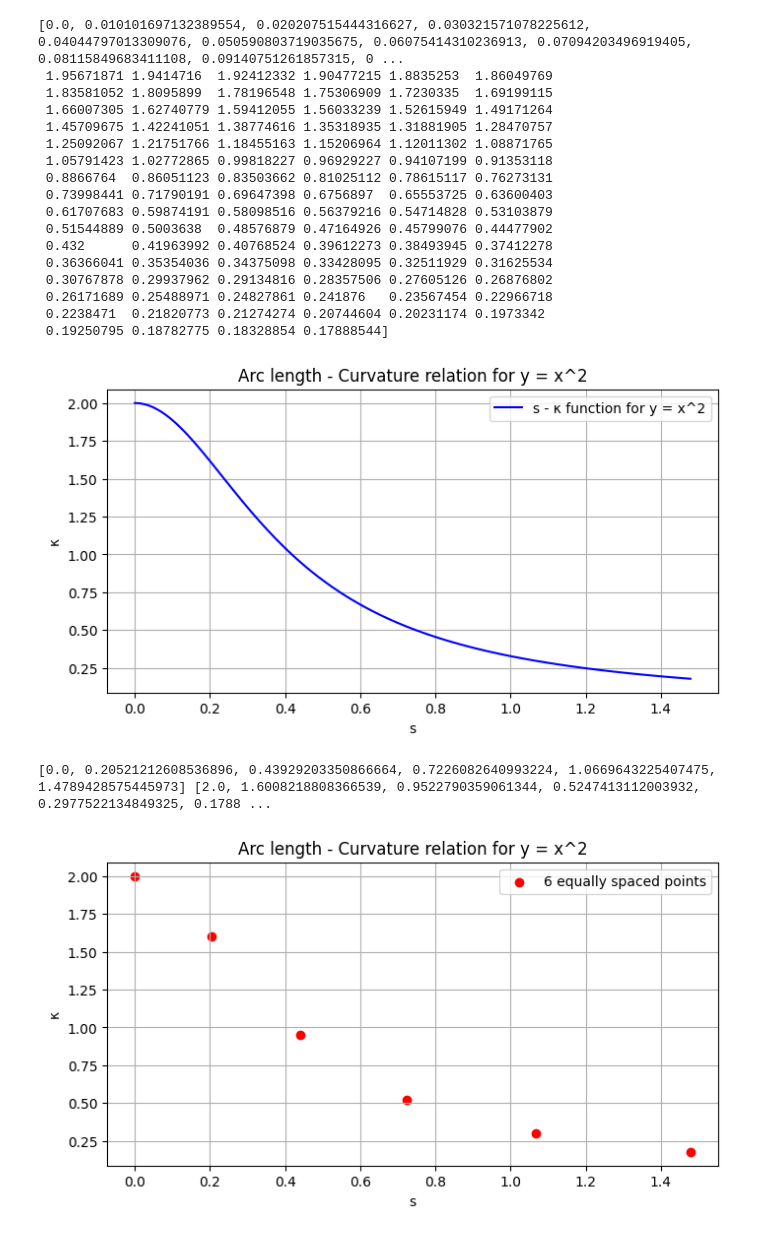
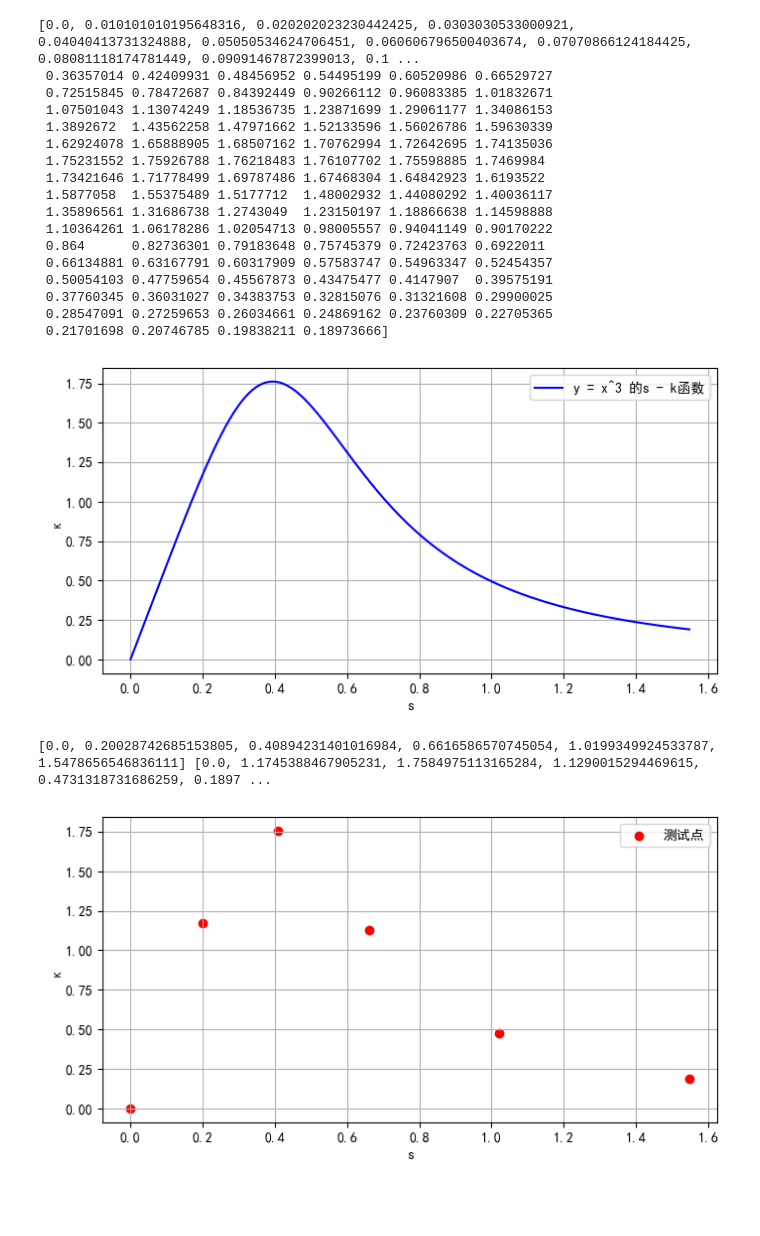
Before and after one commit to JesterHey/2024------, a Jupyter notebook: 插值方法的误差对比.ipynb, the cells around one changed output. Saved outputs shown, nothing was run; the diff lists cells and outputs as text; code cells hidden in the pictures; blank space fills up the shorter version.

```diff
--- a/插值方法的误差对比.ipynb
+++ b/插值方法的误差对比.ipynb
@@ -2,63 +2,67 @@
 import numpy as np
 import matplotlib.pyplot as plt
 from scipy.integrate import quad
-
+# 启用汉字
+plt.rcParams['font.sans-serif'] = ['SimHei']
+plt.rcParams['axes.unicode_minus'] = False
 # 定义函数 y = f(x)
 def f(x):
-    return x**2
+    return x**3
 
 # 定义导数 dy/dx
 def df_dx(x):
-    return 2 * x
+    return 3 * x**2
 
+# 定义二阶导数 d2y/dx2
+def d2f_dx2(x):
+    return 6 * x
 # 定义曲率函数
 def curvature(x):
-    return np.abs(2) / (1 + (2 * x)**2)**(3/2)
+    return np.abs(d2f_dx2(x)) / (1 + df_dx(x)**2)**1.5
 
 # 定义弧长积分被积函数
 def integrand(x):
-    return np.sqrt(1 + (2 * x)**2)
+    return np.sqrt(1 + df_dx(x)**2)
 
 # 计算弧长函数
 def arc_length(x):
     s, _ = quad(integrand, 0, x)  # 在区间 [0, x] 上计算弧长
     return s
 
 # 计算曲率函数
 x_values = np.linspace(0, 1, 100)
 kappa_values = curvature(x_values)
 
 # 计算弧长函数
 s_values = [arc_length(x) for x in x_values]
 print(s_values, kappa_values)
 # 绘制弧长-曲率关系图像
 plt.figure(figsize=(8, 4))
-plt.plot(s_values, kappa_values, label='s - κ function for y = x^2', color='blue')
+plt.plot(s_values, kappa_values, label='y = x^3 的s - k函数', color='blue')
 plt.xlabel('s')
 plt.ylabel('κ')
-plt.title('Arc length - Curvature relation for y = x^2')
 plt.legend()
 plt.grid(True)
 plt.show()
 # %% [output]
-[0.0, 0.010101697132389554, 0.020207515444316627, 0.030321571078225612, 0.04044797013309076, 0.050590803719035675, 0.06075414310236913, 0.07094203496919405, 0.08115849683411108, 0.09140751261857315, 0 ...
- 1.95671871 1.9414716  1.92412332 1.90477215 1.8835253  1.86049769
- 1.83581052 1.8095899  1.78196548 1.75306909 1.7230335  1.69199115
- 1.66007305 1.62740779 1.59412055 1.56033239 1.52615949 1.49171264
- 1.45709675 1.42241051 1.38774616 1.35318935 1.31881905 1.28470757
- 1.25092067 1.21751766 1.18455163 1.15206964 1.12011302 1.08871765
- 1.05791423 1.02772865 0.99818227 0.96929227 0.94107199 0.91353118
- 0.8866764  0.86051123 0.83503662 0.81025112 0.78615117 0.76273131
- 0.73998441 0.71790191 0.69647398 0.6756897  0.65553725 0.63600403
- 0.61707683 0.59874191 0.58098516 0.56379216 0.54714828 0.53103879
- 0.51544889 0.5003638  0.48576879 0.47164926 0.45799076 0.44477902
- 0.432      0.41963992 0.40768524 0.39612273 0.38493945 0.37412278
- 0.36366041 0.35354036 0.34375098 0.33428095 0.32511929 0.31625534
- 0.30767878 0.29937962 0.29134816 0.28357506 0.27605126 0.26876802
- 0.26171689 0.25488971 0.24827861 0.241876   0.23567454 0.22966718
- 0.2238471  0.21820773 0.21274274 0.20744604 0.20231174 0.1973342
- 0.19250795 0.18782775 0.18328854 0.17888544]
+[0.0, 0.010101010195648316, 0.020202023230442425, 0.0303030533000921, 0.04040413731324888, 0.05050534624706451, 0.060606796500403674, 0.07070866124184425, 0.08081118174781449, 0.09091467872399013, 0.1 ...
+ 0.36357014 0.42409931 0.48456952 0.54495199 0.60520986 0.66529727
+ 0.72515845 0.78472687 0.84392449 0.90266112 0.96083385 1.01832671
+ 1.07501043 1.13074249 1.18536735 1.23871699 1.29061177 1.34086153
+ 1.3892672  1.43562258 1.47971662 1.52133596 1.56026786 1.59630339
+ 1.62924078 1.65888905 1.68507162 1.70762994 1.72642695 1.74135036
+ 1.75231552 1.75926788 1.76218483 1.76107702 1.75598885 1.7469984
+ 1.73421646 1.71778499 1.69787486 1.67468304 1.64842923 1.6193522
+ 1.5877058  1.55375489 1.5177712  1.48002932 1.44080292 1.40036117
+ 1.35896561 1.31686738 1.2743049  1.23150197 1.18866638 1.14598888
+ 1.10364261 1.06178286 1.02054713 0.98005557 0.94041149 0.90170222
+ 0.864      0.82736301 0.79183648 0.75745379 0.72423763 0.6922011
+ 0.66134881 0.63167791 0.60317909 0.57583747 0.54963347 0.52454357
+ 0.50054103 0.47759654 0.45567873 0.43475477 0.4147907  0.39575191
+ 0.37760345 0.36031027 0.34383753 0.32815076 0.31321608 0.29900025
+ 0.28547091 0.27259653 0.26034661 0.24869162 0.23760309 0.22705365
+ 0.21701698 0.20746785 0.19838211 0.18973666]
-[figure, old version]
+[figure, new version]
 # %%
 # 从上式中等距抽取 6 个点
 test_s = [arc_length(x) for x in np.linspace(0, 1, 6)]
@@ -66,16 +70,15 @@ test_kappa = [curvature(x) for x in np.linspace(0, 1, 6)]
 print(test_s, test_kappa)
 # 绘图
 plt.figure(figsize=(8, 4))
-plt.scatter(test_s, test_kappa, color='red', label='6 equally spaced points')
+plt.scatter(test_s, test_kappa, color='red', label='测试点')
 plt.xlabel('s')
 plt.ylabel('κ')
-plt.title('Arc length - Curvature relation for y = x^2')
 plt.legend()
 plt.grid(True)
 plt.show()
 # %% [output]
-[0.0, 0.20521212608536896, 0.43929203350866664, 0.7226082640993224, 1.0669643225407475, 1.4789428575445973] [2.0, 1.6008218808366539, 0.9522790359061344, 0.5247413112003932, 0.2977522134849325, 0.1788 ...
+[0.0, 0.20028742685153805, 0.40894231401016984, 0.6616586570745054, 1.0199349924533787, 1.5478656546836111] [0.0, 1.1745388467905231, 1.7584975113165284, 1.1290015294469615, 0.4731318731686259, 0.1897 ...
-[figure, old version]
+[figure, new version]
 # %%
 # 采用样条插值法对曲率函数进行插值
 from scipy.interpolate import CubicSpline
```
Also changed, not shown: parts of 6 cells of this notebook.
